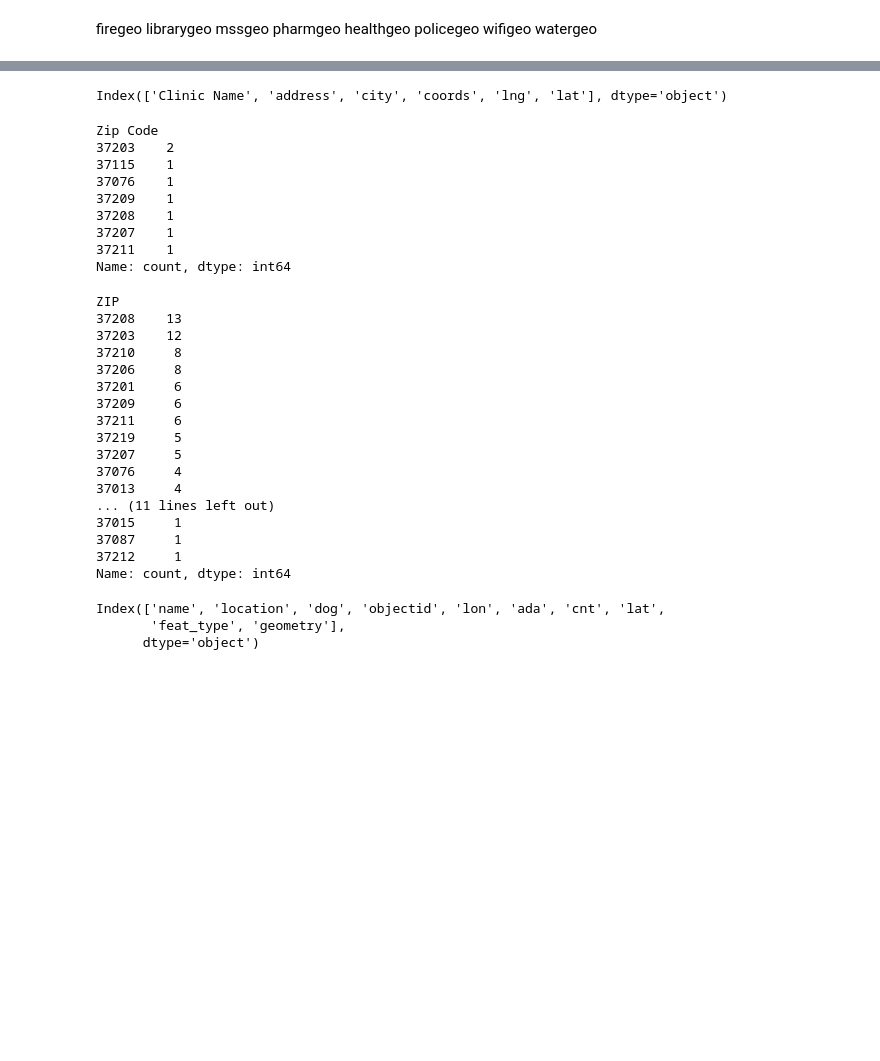
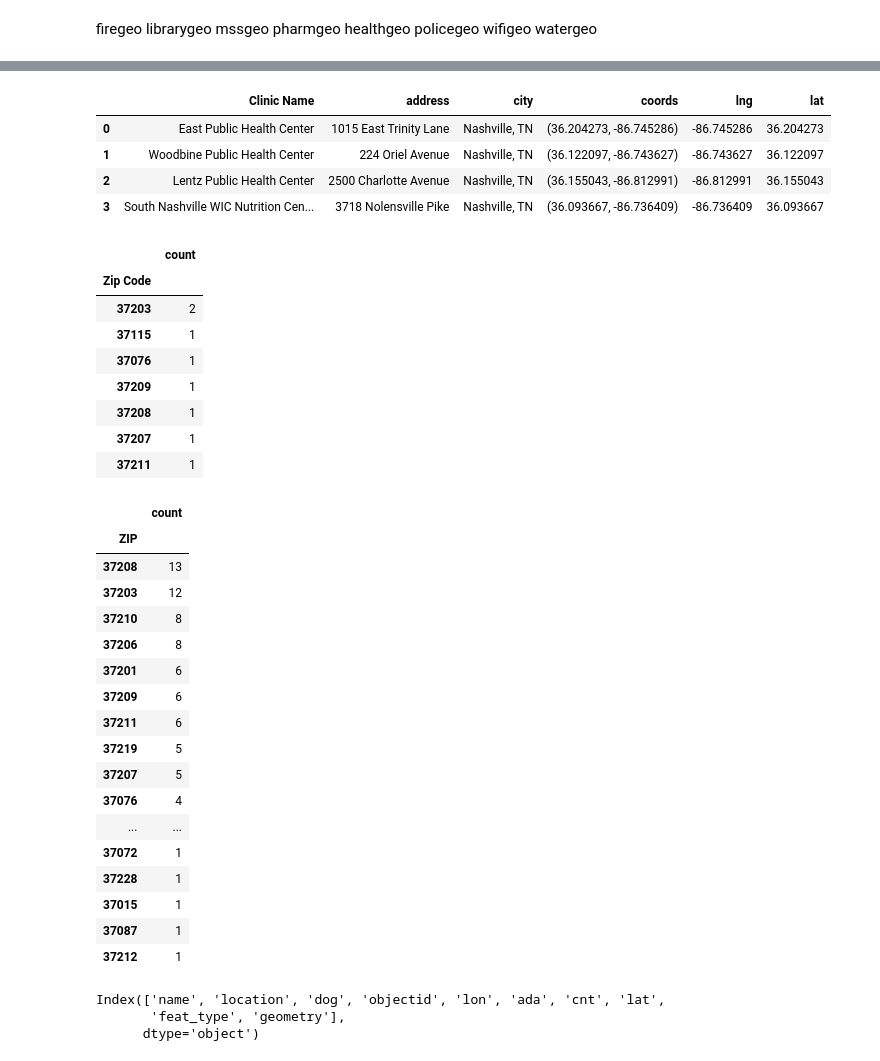
Before and after one commit to Luna-Agora/caps, a Jupyter notebook: notebooks/davidson_geo_folium.ipynb, the cells around one changed output, grey strips where cells are left out. Cells and saved outputs as stored; diff of their text form; code cells hidden in the pictures; blank space fills up the shorter version.

```diff
--- a/notebooks/davidson_geo_folium.ipynb
+++ b/notebooks/davidson_geo_folium.ipynb
@@ -580,37 +593,44 @@ Name: count, dtype: int64
 # %%
-health.columns
+health
 # %% [output]
-Index(['Clinic Name', 'address', 'city', 'coords', 'lng', 'lat'], dtype='object')
+|  | Clinic Name | address | city | coords | lng | lat |
+| 0 | East Public Health Center | 1015 East Trinity Lane | Nashville, TN | (36.204273, -86.745286) | -86.745286 | 36.204273 |
+| 1 | Woodbine Public Health Center | 224 Oriel Avenue | Nashville, TN | (36.122097, -86.743627) | -86.743627 | 36.122097 |
+| 2 | Lentz Public Health Center | 2500 Charlotte Avenue | Nashville, TN | (36.155043, -86.812991) | -86.812991 | 36.155043 |
+| 3 | South Nashville WIC Nutrition Cen... | 3718 Nolensville Pike | Nashville, TN | (36.093667, -86.736409) | -86.736409 | 36.093667 |
 # %%
-police['Zip Code'].value_counts()
+police_vc = police['Zip Code'].value_counts()
+police_vc.to_frame()
 # %% [output]
-Zip Code
-37203    2
-37115    1
-37076    1
-37209    1
-37208    1
-37207    1
-37211    1
-Name: count, dtype: int64
+|  | count |
+| Zip Code |  |
+| 37203 | 2 |
+| 37115 | 1 |
+| 37076 | 1 |
+| 37209 | 1 |
+| 37208 | 1 |
+| 37207 | 1 |
+| 37211 | 1 |
 # %%
-wifi['ZIP'].value_counts()
+wifi_vc = wifi['ZIP'].value_counts()
+wifi_vc.to_frame()
 # %% [output]
-ZIP
-37208    13
-37203    12
-37210     8
-37206     8
-37201     6
-37209     6
-37211     6
-37219     5
-37207     5
-37076     4
-37013     4
-... (11 lines left out)
-37015     1
-37087     1
-37212     1
-Name: count, dtype: int64
+|  | count |
+| ZIP |  |
+| 37208 | 13 |
+| 37203 | 12 |
+| 37210 | 8 |
+| 37206 | 8 |
+| 37201 | 6 |
+| 37209 | 6 |
+| 37211 | 6 |
+| 37219 | 5 |
+| 37207 | 5 |
+| 37076 | 4 |
+| ... | ... |
+| 37072 | 1 |
+| 37228 | 1 |
+| 37015 | 1 |
+| 37087 | 1 |
+| 37212 | 1 |
 # %%
```
Also changed, not shown: parts of 13 cells of this notebook, 3 other files.
